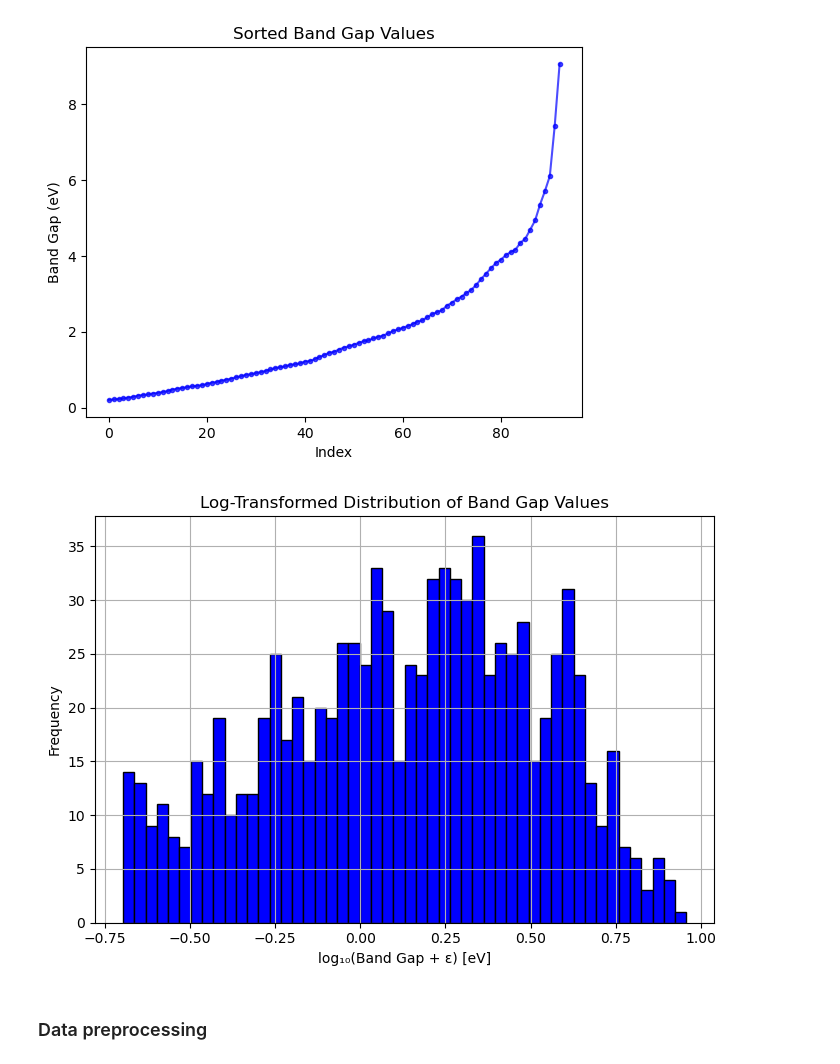
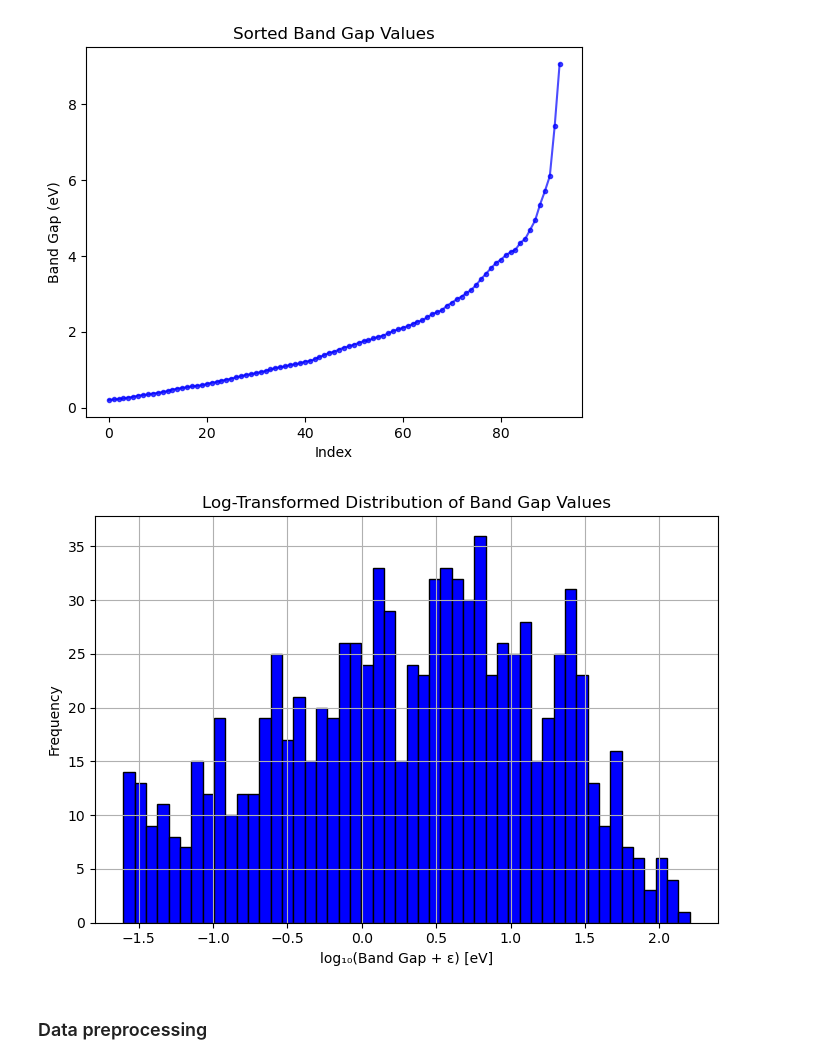
Before and after one commit to zosiawilk/UQ-for-Band-Gap-Predictions, a Jupyter notebook: BNN/BNN_MCMC_Band_Gap_Prediction.ipynb, the cells around one changed output. Drawn from its saved outputs; the diff is of its cells as text; code cells hidden in the pictures.

```diff
--- a/BNN/BNN_MCMC_Band_Gap_Prediction.ipynb
+++ b/BNN/BNN_MCMC_Band_Gap_Prediction.ipynb
@@ -68,19 +68,19 @@ X_train, X_test, y_train, y_test = train_test_split(X, y, test_size=0.2, random_
 # %%
 #Log transformed distribution:
 epsilon = 1e-3 #to avoid dividing by zero
-y_log = np.log10(y + epsilon)
+y_log = np.log(y + epsilon)
 
 # Plot histogram of log-transformed band gap values
 plt.figure(figsize=(7, 5))
 plt.hist(y_log, bins=50, color='blue', edgecolor='black')
 plt.xlabel('log₁₀(Band Gap + ε) [eV]')
 plt.ylabel('Frequency')
 plt.title('Log-Transformed Distribution of Band Gap Values')
 plt.grid(True)
 plt.tight_layout()
 plt.show()
 # %% [output]
-[figure, old version]
+[figure, new version]
 # %% [markdown]
 ### Data preprocessing
 # %%
```
Also changed, not shown: parts of 23 cells of this notebook, 3 other files.
